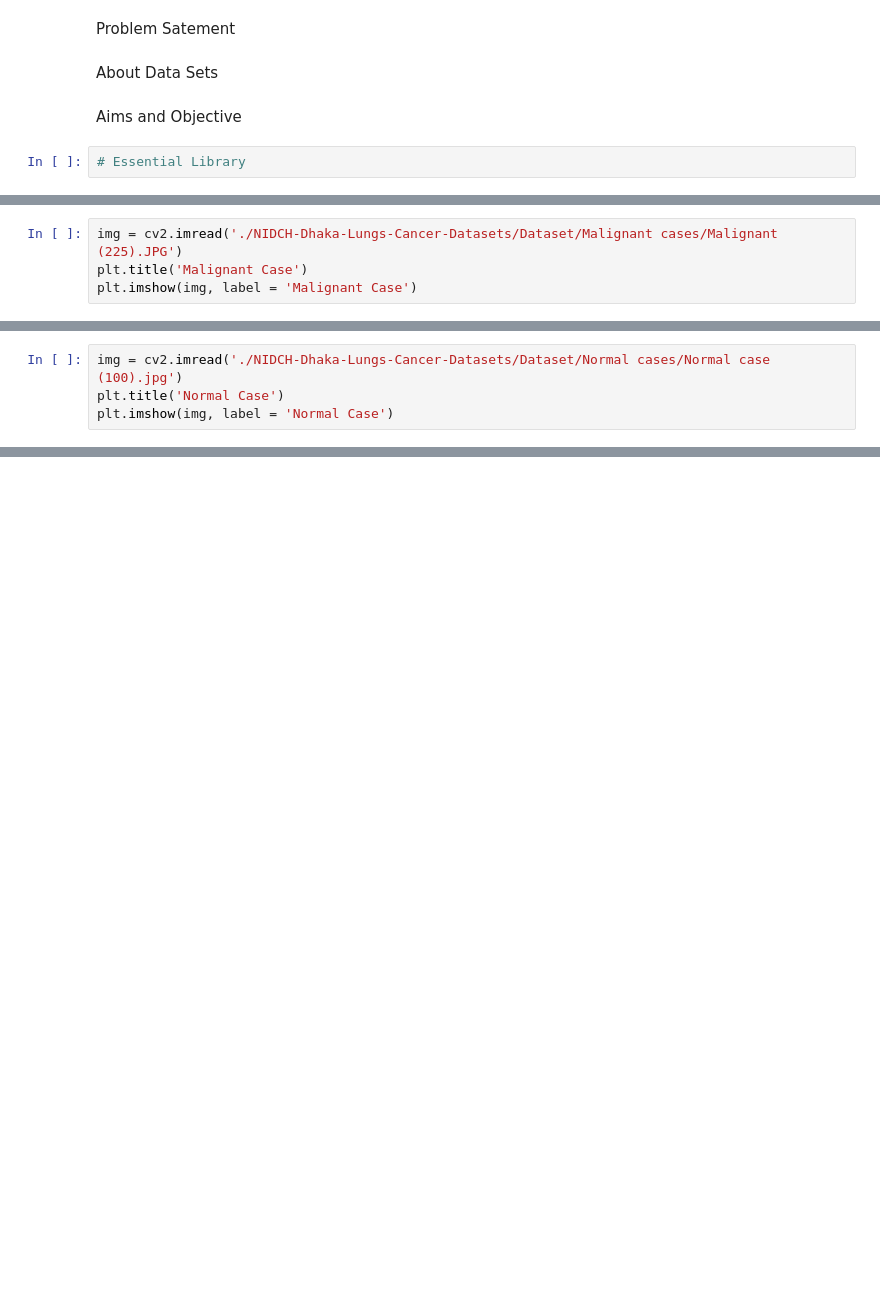
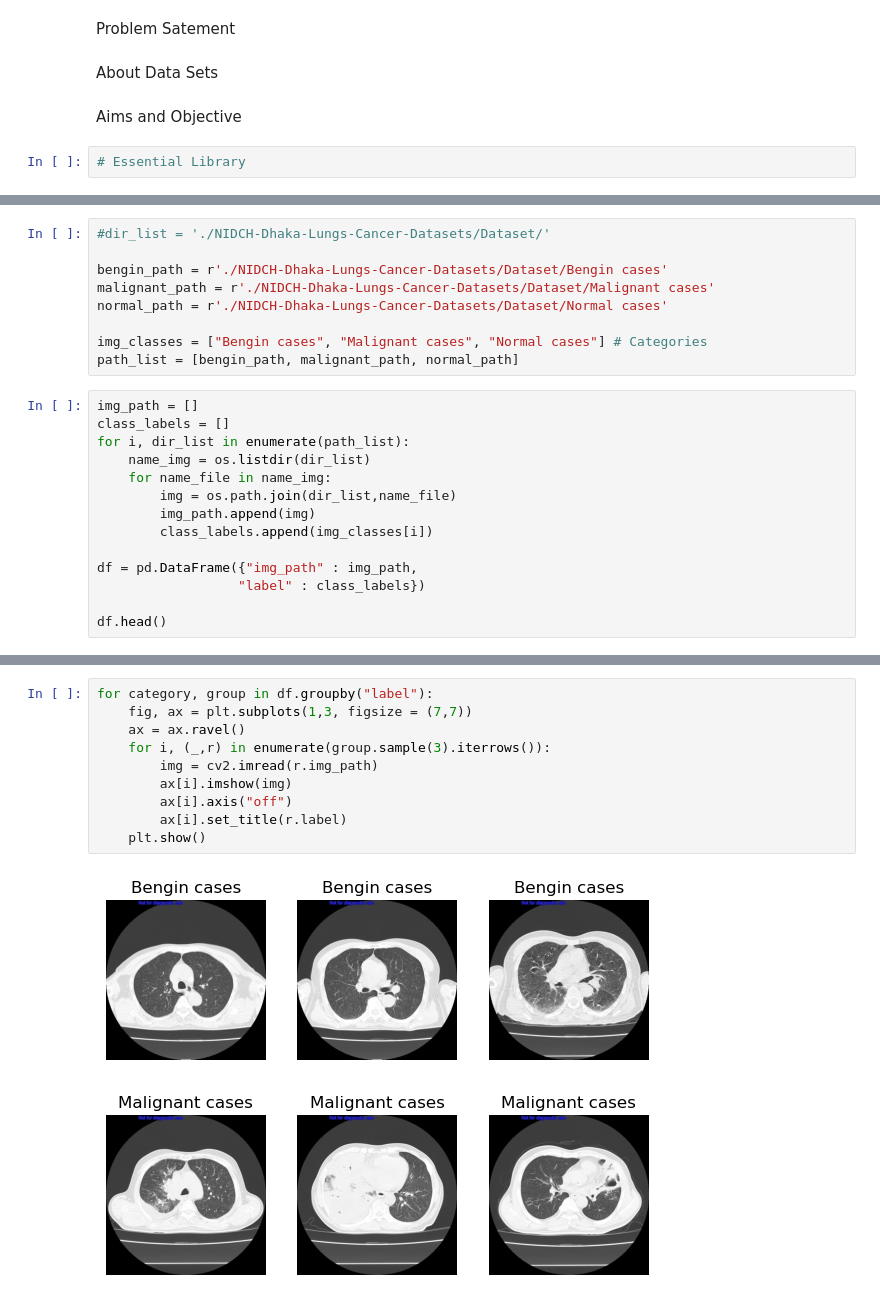
Before and after one commit to pradeepkhadka505/7150CEM_DataScience_Project, a Jupyter notebook: LungsCancerDetection_UsingCNN.ipynb, the cells around one changed output, grey strips where cells are left out. Saved outputs shown, nothing was run; the diff lists cells and outputs as text; blank space fills up the shorter version.

Commit message:
Some update in the code and data exploratory sections is added

```diff
--- a/LungsCancerDetection_UsingCNN.ipynb
+++ b/LungsCancerDetection_UsingCNN.ipynb
@@ -46,4 +24,0 @@ plt.imshow(img, label = 'Bengin Case')
-# %%
-img = cv2.imread('./NIDCH-Dhaka-Lungs-Cancer-Datasets/Dataset/Malignant cases/Malignant (225).JPG')
-plt.title('Malignant Case')
-plt.imshow(img, label = 'Malignant Case')
@@ -53,4 +24,0 @@ plt.imshow(img, label = 'Malignant Case')
-# %%
-img = cv2.imread('./NIDCH-Dhaka-Lungs-Cancer-Datasets/Dataset/Normal cases/Normal case (100).jpg')
-plt.title('Normal Case')
-plt.imshow(img, label = 'Normal Case')
@@ -63,0 +25,23 @@ img.shape
+# %%
+#dir_list = './NIDCH-Dhaka-Lungs-Cancer-Datasets/Dataset/'
+
+bengin_path = r'./NIDCH-Dhaka-Lungs-Cancer-Datasets/Dataset/Bengin cases'
+malignant_path = r'./NIDCH-Dhaka-Lungs-Cancer-Datasets/Dataset/Malignant cases'
+normal_path = r'./NIDCH-Dhaka-Lungs-Cancer-Datasets/Dataset/Normal cases'
+
+img_classes = ["Bengin cases", "Malignant cases", "Normal cases"] # Categories
+path_list = [bengin_path, malignant_path, normal_path]
+# %%
+img_path = []
+class_labels = []
+for i, dir_list in enumerate(path_list):
+    name_img = os.listdir(dir_list)
+    for name_file in name_img:
+        img = os.path.join(dir_list,name_file)
+        img_path.append(img)
+        class_labels.append(img_classes[i])
+
+df = pd.DataFrame({"img_path" : img_path,
+                  "label" : class_labels})
+
+df.head()
@@ -63,0 +55,13 @@ img.shape
+# %%
+for category, group in df.groupby("label"):
+    fig, ax = plt.subplots(1,3, figsize = (7,7))
+    ax = ax.ravel()
+    for i, (_,r) in enumerate(group.sample(3).iterrows()):
+        img = cv2.imread(r.img_path)
+        ax[i].imshow(img)
+        ax[i].axis("off")
+        ax[i].set_title(r.label)
+    plt.show()
+# %% [output]
+[figure, added]
+[figure, added]
```
Also changed, not shown: parts of 10 cells of this notebook.
